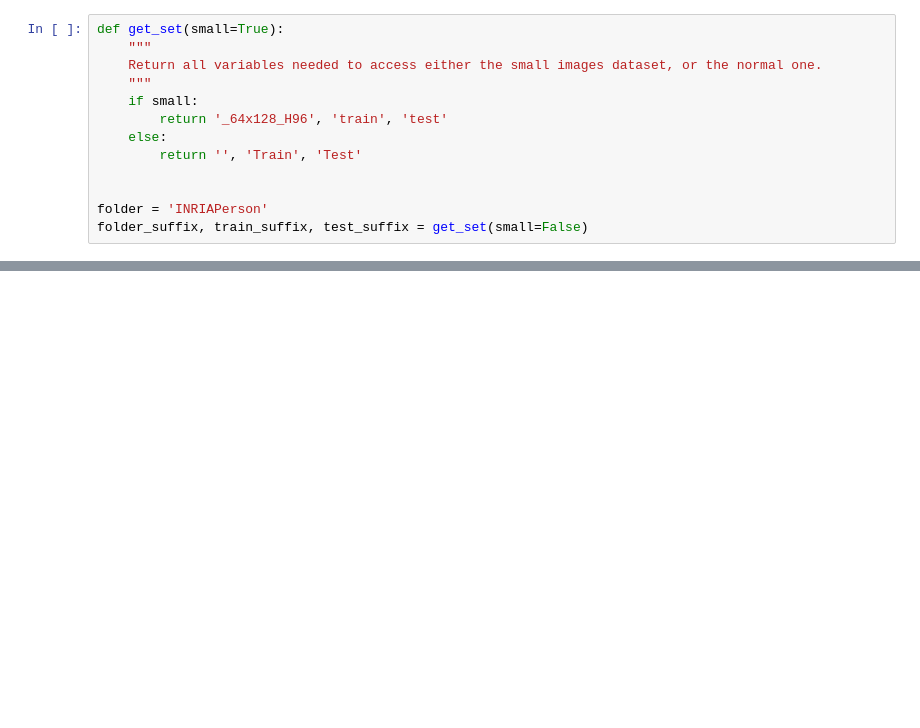
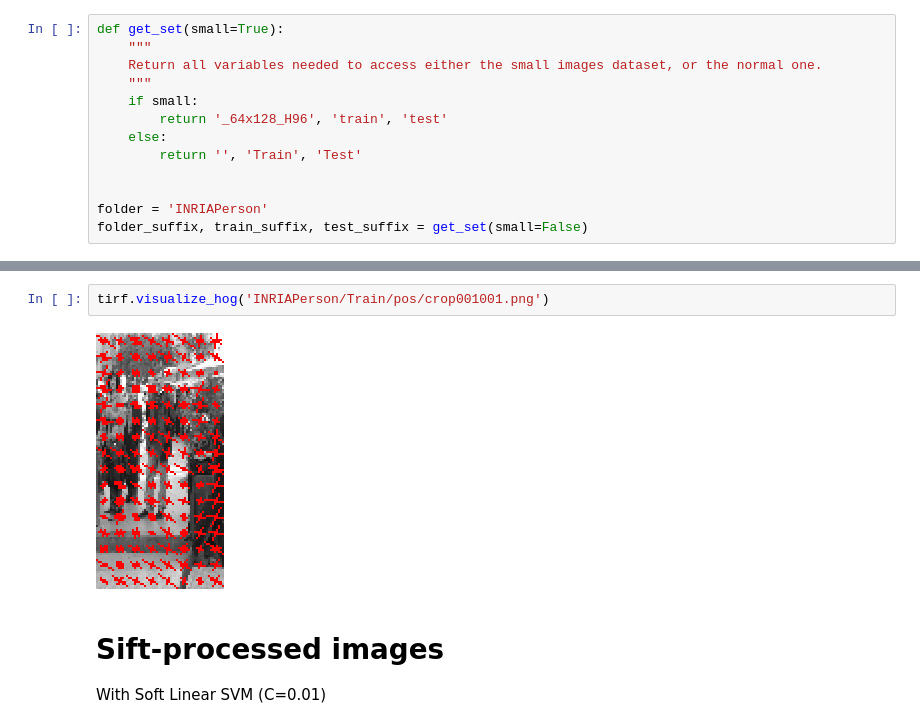
Before and after one commit to Doul00/human-recognition, a Jupyter notebook: tirf_project.ipynb, the cells around one changed output, grey strips where cells are left out. Saved outputs shown, nothing was run; the diff lists cells and outputs as text; blank space fills up the shorter version.

Commit message:
Add sift classifier.

```diff
--- a/tirf_project.ipynb
+++ b/tirf_project.ipynb
@@ -132,0 +84,8 @@ test_accuracy(clf, test_x, test_y)
+# %%
+tirf.visualize_hog('INRIAPerson/Train/pos/crop001001.png')
+# %% [output]
+[figure, added]
+# %% [markdown]
+# Sift-processed images
+
+With Soft Linear SVM (C=0.01)
```
Also changed, not shown: parts of 13 cells of this notebook, 8 other files.
